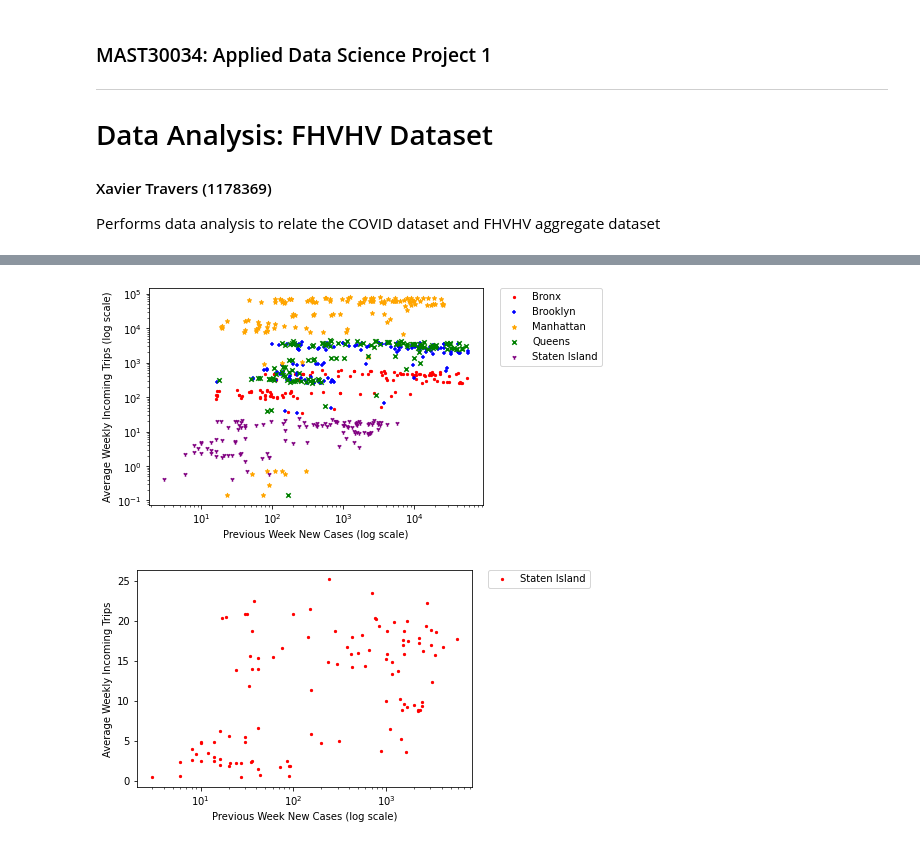
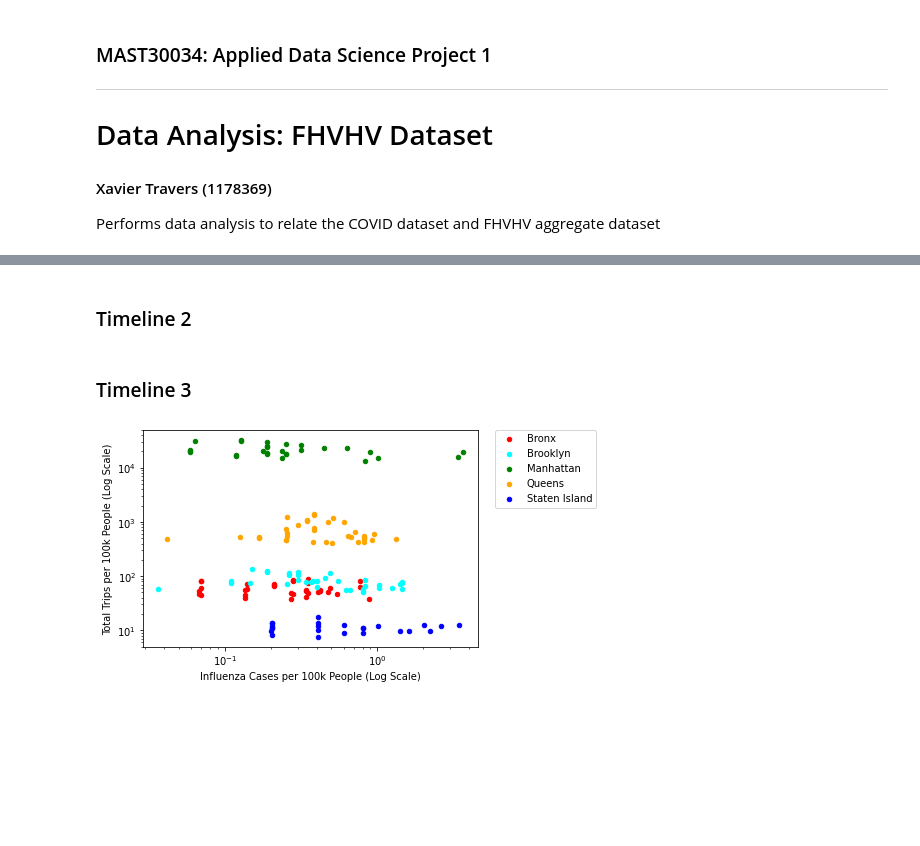
Before and after one commit to MAST30034-Applied-Data-Science/mast30034-project-1-DigitalData, a Jupyter notebook: notebooks/data_analysis_yellow_vs_flu.ipynb, the cells around one changed output, grey strips where cells are left out. Drawn from its saved outputs; the diff is of its cells as text; code cells hidden in the pictures; blank space fills up the shorter version.

```diff
--- a/notebooks/data_analysis_yellow_vs_flu.ipynb
+++ b/notebooks/data_analysis_yellow_vs_flu.ipynb
@@ -124,17 +78,2 @@ joined_df.withColumn('min_avg_trips', F.min('avg_trips').over(borough_part))\
-# %%
-# plot a general/dirt scatter plot of avg wkly trips vs cases from prev wk
-ph.group_plot(joined_df.toPandas(), 'do_tot_cases', 'avg_trips',
-    'do_borough', filename_prefix = 'yellow-covid',
-    xlabel = 'Previous Week New Cases',
-    ylabel = 'Average Weekly Incoming Trips',
-    logx=True, logy=True)
-# %% [output]
-[figure, removed]
-# %%
-ph.group_plot(joined_df.where(F.col('do_borough') == 'Staten Island').toPandas(), 'do_tot_cases', 'avg_trips',
-    'do_borough', filename_prefix = 'yellow-covid',
-    xlabel = 'Previous Week New Cases',
-    ylabel = 'Average Weekly Incoming Trips',
-    logx=True, logy=False)
-# %% [output]
-[figure, removed]
+# %% [markdown]
+### Timeline 2
@@ -140,0 +88,12 @@ ph.group_plot(joined_df.where(F.col('do_borough') == 'Staten Island').toPandas()
+# %% [markdown]
+### Timeline 3
+# %%
+# remove data outside of the post timeline
+joined_pu_post_df = joined_pu_df.where(F.col('timeline') == 'post')
+# %%
+# plot a time-series histogram to show how average weekly trips changes per week
+ph.scatter(joined_pu_post_df.toPandas(), 'flu_tot_p100k_cases', 'num_p100k_*',
+    xlabel = 'Influenza Cases per 100k People',
+    ylabel = 'Total Trips per 100k People', logx = True, logy = True)
+# %% [output]
+[figure, added]
```
Also changed, not shown: parts of 11 cells of this notebook, 31 other files.
